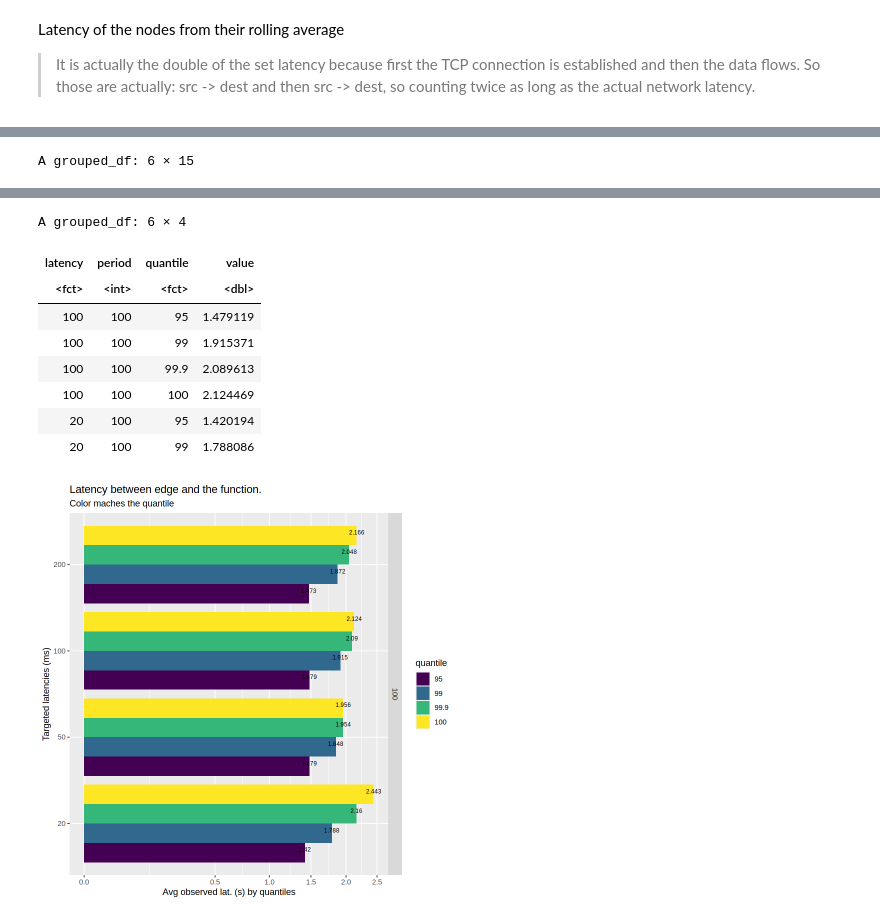
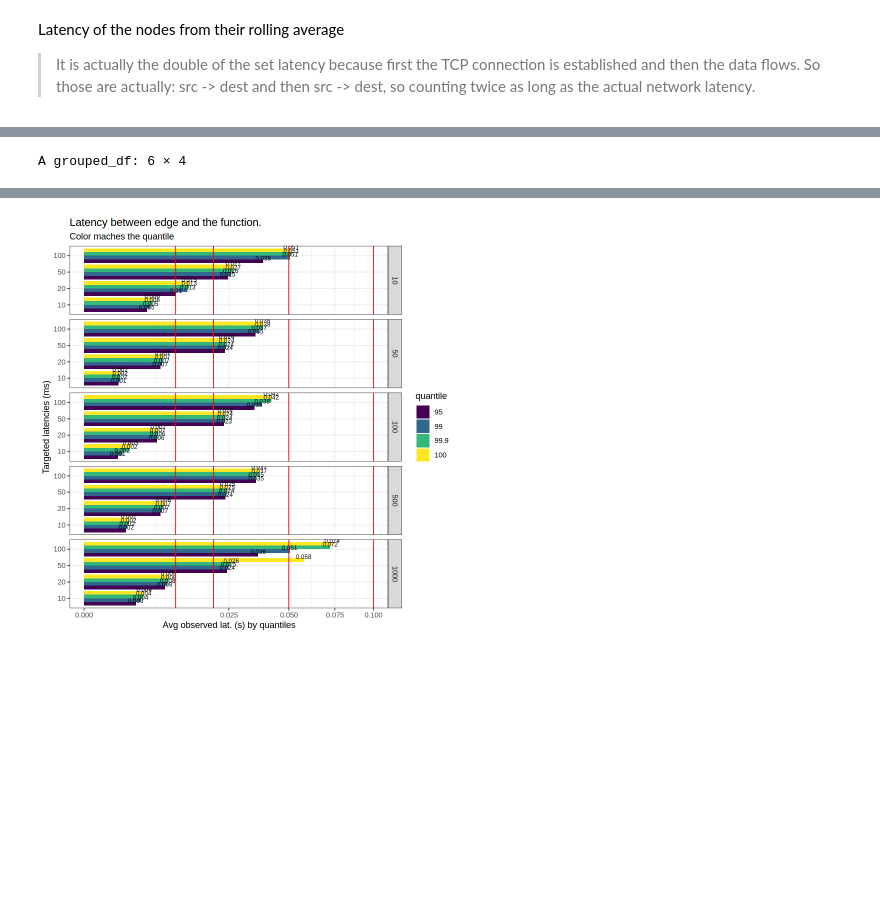
Before and after one commit to VolodiaPG/giraff, a Jupyter notebook: enos/live/experiment.ipynb, the cells around one changed output, grey strips where cells are left out. Cells and saved outputs as stored; diff of their text form; code cells hidden in the pictures; blank space fills up the shorter version.

```diff
--- a/enos/live/experiment.ipynb
+++ b/enos/live/experiment.ipynb
@@ -424,8 +434,6 @@ average <- echo_sum %>%
   inner_join(bids_function %>% select(function_name, winner),by = c("function_name")) %>%
   mutate(break_sla = new_avg >= as.numeric(latency) / 1000)
 
-head(average)
-
 p <- c(0.95, 0.99, 0.999, 1)
 p_names <- map_chr(p, ~paste0(.x*100, ""))
 p_funs <- map(p, ~partial(quantile, probs = .x, na.rm = TRUE)) %>%
@@ -450,7 +458,6 @@ head(quantiles)
 
 print(
   quantiles %>%
-    arrange(desc(as.numeric(latency))) %>%
     ggplot(
       aes(
         x = latency,
@@ -459,6 +466,7 @@ print(
         label = round(value, 3),
       )
     ) +
+    theme_bw() +
     geom_col(position="dodge") +
     coord_flip() +
     scale_y_continuous(trans='sqrt') +
@@ -469,9 +477,10 @@ print(
       title = "Latency between edge and the function.",
       subtitle = paste("Color maches the quantile")
     ) +
-    facet_grid(rows = vars(period), scales = "free") +
+    facet_grid(rows = vars(factor(period, stringr::str_sort(unique(period), numeric = TRUE)))) +
+    geom_hline(data=latencies, aes(yintercept=as.numeric(latency)/1000), colour="red") +
     scale_color_viridis(discrete = TRUE, option = "D") +
     scale_fill_viridis(discrete = TRUE)
 )
 # %% [output]
-A grouped_df: 6 × 15
+A grouped_df: 6 × 4
@@ -486,13 +495,4 @@ A grouped_df: 6 × 15
-A grouped_df: 6 × 4
-| latency | period | quantile | value |
-| <fct> | <int> | <fct> | <dbl> |
-| 100 | 100 | 95 | 1.479119 |
-| 100 | 100 | 99 | 1.915371 |
-| 100 | 100 | 99.9 | 2.089613 |
-| 100 | 100 | 100 | 2.124469 |
-| 20 | 100 | 95 | 1.420194 |
-| 20 | 100 | 99 | 1.788086 |
-[figure, old version]
+[figure, new version]
 # %%
 sla_breaks <- average %>%
     group_by(latency, period, winner) %>%
```
Also changed, not shown: parts of 12 cells of this notebook.
